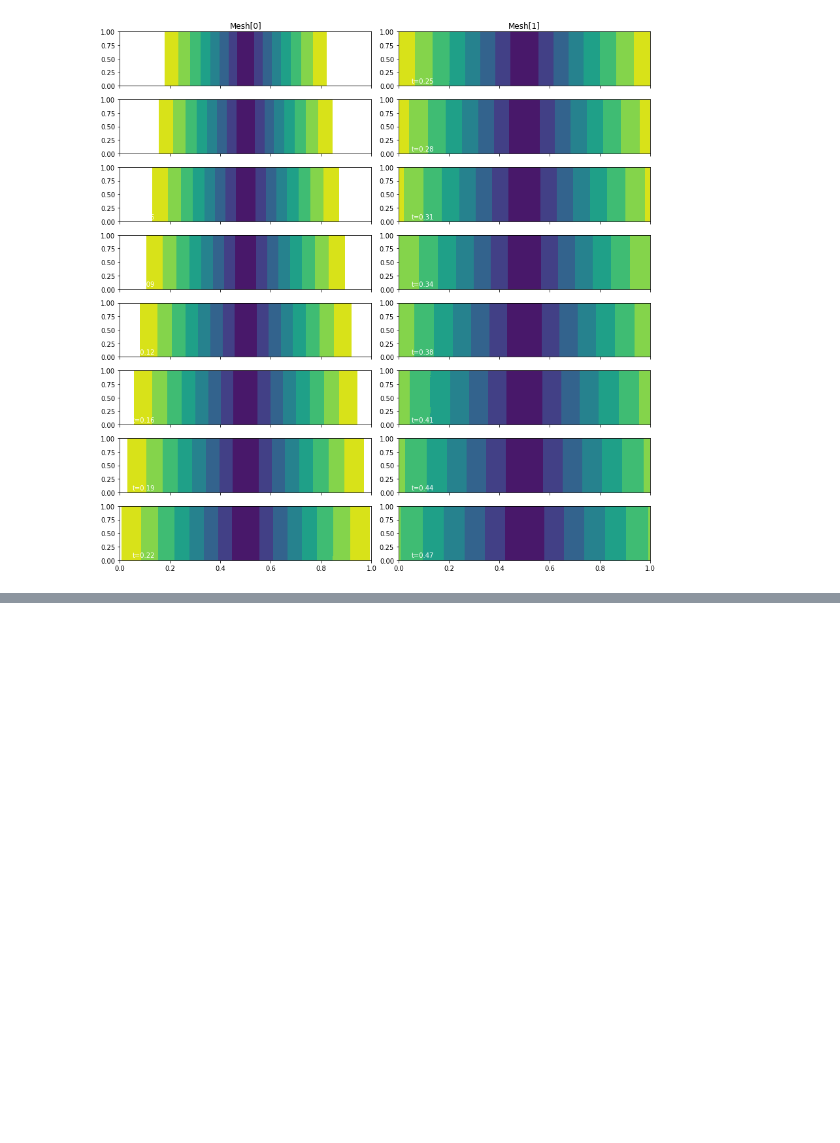
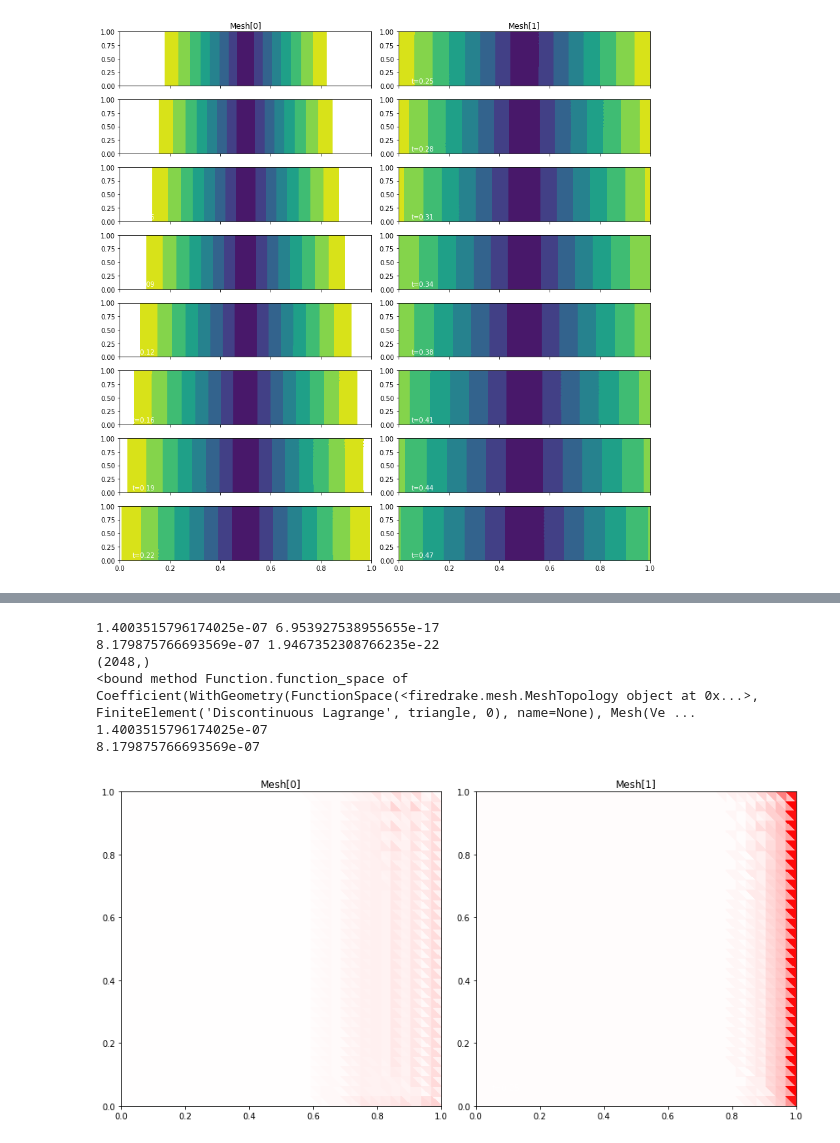
Before and after one commit to acse-akm121/oceans_goma, a Jupyter notebook: goma/src/GoalOrientedExample.ipynb, the cells around one changed output, grey strips where cells are left out. Drawn from its saved outputs; the diff is of its cells as text; code cells hidden in the pictures; blank space fills up the shorter version.

```diff
--- a/goma/src/GoalOrientedExample.ipynb
+++ b/goma/src/GoalOrientedExample.ipynb
@@ -143,6 +201,3 @@ for field, sols in solutions.items():
             fwd_outfile.write(sol)
         for sol in sols["adjoint"][i]:
             adj_outfile.write(sol)
-
-fig, axes, tcs = plot_indicator_snapshots(indicators, time_partition, levels=50)
-fig.savefig("ee-adj.jpg")
@@ -171,0 +277,34 @@ Once we've got to this point, there's a clever way to calculate $\phi$ as a syst
+# %%
+P0 = FunctionSpace(mesh, "DG", 0)
+# For now, let's just plot indicator * adjoint solution
+monitor_fns = []
+areas = [get_areas2d(mesh) for mesh in mesh_seq]
+vmax, vmin = -np.inf, np.inf
+for i, mesh_i in enumerate(indicators):
+    area = areas[i]
+
+    max_errs = np.zeros(indicators[i][0].dat.data.shape)
+    for j, e_t in enumerate(indicators[i]):
+        max_errs = np.maximum(max_errs, e_t.dat.data)
+
+    vmax = np.max((vmax, np.max(max_errs)))
+    vmin = np.min((vmin, np.min(max_errs)))
+    print(np.max(max_errs), np.min(max_errs))
+    monitor_fn = Function(P0, val=max_errs)
+    monitor_fns.append([monitor_fn])
+
+test = monitor_fns[0][0]
+print(test.dat.data.shape)
+print(test.function_space)
+fig, axs, tcs = plot_monitorfn_snapshots(monitor_fns, time_partition,
+                                         levels=50, cmap='bwr',
+                                         vmax=max(abs(vmax), abs(vmin)),
+                                         vmin=-max(abs(vmax), abs(vmin)))
+# %% [output]
+1.4003515796174025e-07 6.953927538955655e-17
+8.179875766693569e-07 1.9467352308766235e-22
+(2048,)
+<bound method Function.function_space of Coefficient(WithGeometry(FunctionSpace(<firedrake.mesh.MeshTopology object at 0x...>, FiniteElement('Discontinuous Lagrange', triangle, 0), name=None), Mesh(Ve ...
+1.4003515796174025e-07
+8.179875766693569e-07
+[figure, added]
```
Also changed, not shown: parts of 10 cells of this notebook.
